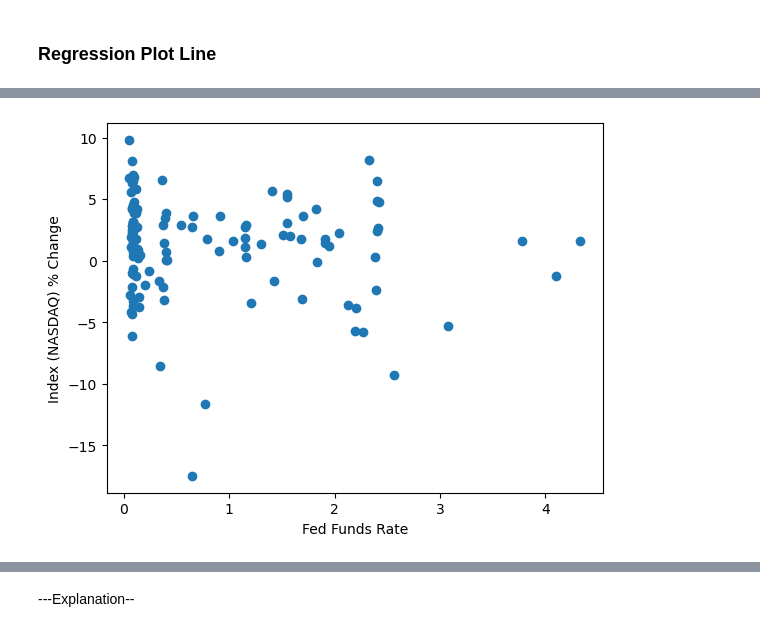
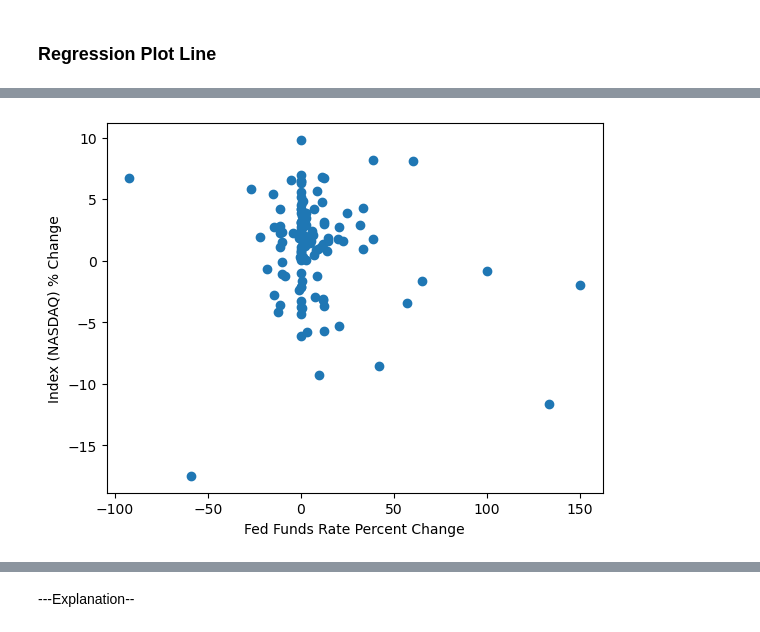
Before and after one commit to SantDRS/project1, a Jupyter notebook: G1P1_DataVisualizations_JS.ipynb, the cells around one changed output, grey strips where cells are left out. Saved outputs shown, nothing was run; the diff lists cells and outputs as text; code cells hidden in the pictures.

Commit message:
updating value changes

```diff
--- a/G1P1_DataVisualizations_JS.ipynb
+++ b/G1P1_DataVisualizations_JS.ipynb
@@ -75,10 +85,10 @@ ci_df
 # %%
  # Plot out rooms versus median house price
-x_values = ci_df['Fed Funds Rate']
+x_values = ci_df['Fed Funds Rate Percent Change']
 y_values = ci_df['NASDAQ Percent Change']
 plt.scatter(x_values,y_values)
-plt.xlabel('Fed Funds Rate')
+plt.xlabel('Fed Funds Rate Percent Change')
 plt.ylabel('Index (NASDAQ) % Change')
 plt.show()
 # %% [output]
-[figure, old version]
+[figure, new version]
```
Also changed, not shown: parts of 13 cells of this notebook, 2 other files.
